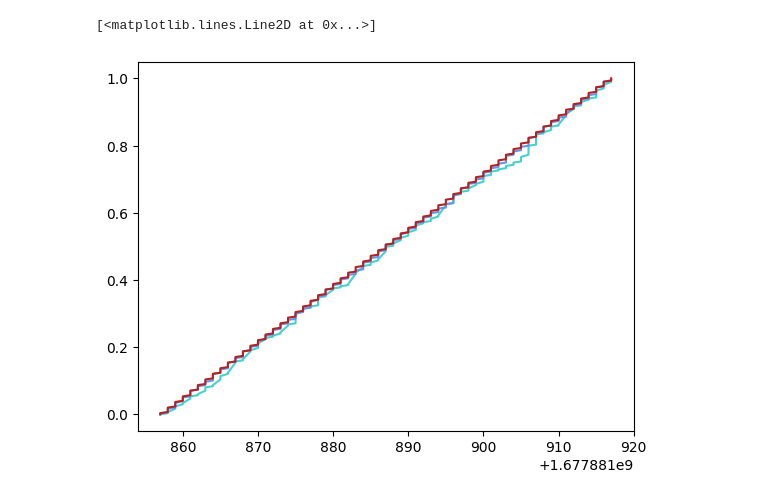
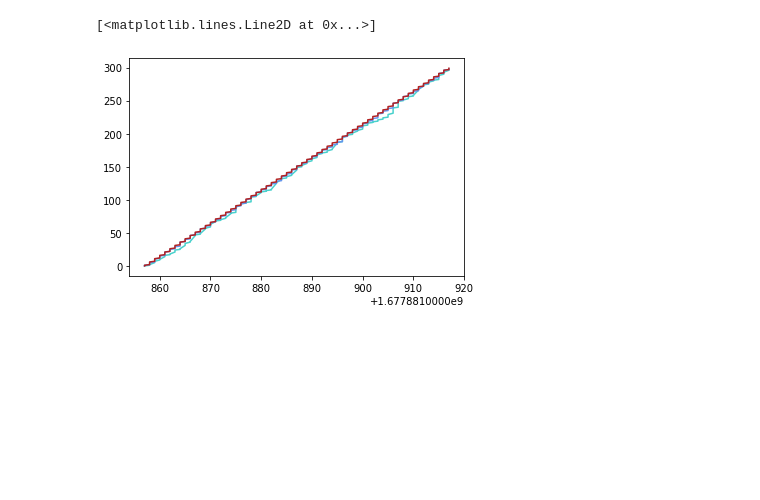
Before and after one commit to carolynwanf/CS262-logical-clocks, a Jupyter notebook: logicalClockAnalysis copy.ipynb, the cells around one changed output. Saved outputs shown, nothing was run; the diff lists cells and outputs as text; code cells hidden in the pictures; blank space fills up the shorter version.

```diff
--- a/logicalClockAnalysis copy.ipynb
+++ b/logicalClockAnalysis copy.ipynb
@@ -21,9 +43,7 @@ m2_t1_c5 = pd.read_csv('./Trial1/machine2clock_speed5log.csv')
 # %%
-mega_max = max(max(m0_t1_c2['logical_clock_time']), max(m1_t1_c4['logical_clock_time']), max(m2_t1_c5['logical_clock_time']))
-
-plt.plot(m0_t1_c2['system_time'], m0_t1_c2['logical_clock_time']/mega_max, c=color_dict[2])
-plt.plot(m1_t1_c4['system_time'], m1_t1_c4['logical_clock_time']/mega_max, c=color_dict[4])
-plt.plot(m2_t1_c5['system_time'], m2_t1_c5['logical_clock_time']/mega_max, c=color_dict[5])
+plt.plot(m0_t1_c2['system_time'], m0_t1_c2['logical_clock_time'], c=color_dict[2])
+plt.plot(m1_t1_c4['system_time'], m1_t1_c4['logical_clock_time'], c=color_dict[4])
+plt.plot(m2_t1_c5['system_time'], m2_t1_c5['logical_clock_time'], c=color_dict[5])
 # %% [output]
 [<matplotlib.lines.Line2D at 0x...>]
-[figure, old version]
+[figure, new version]
```
Also changed, not shown: parts of 15 cells of this notebook, 18 other files.
